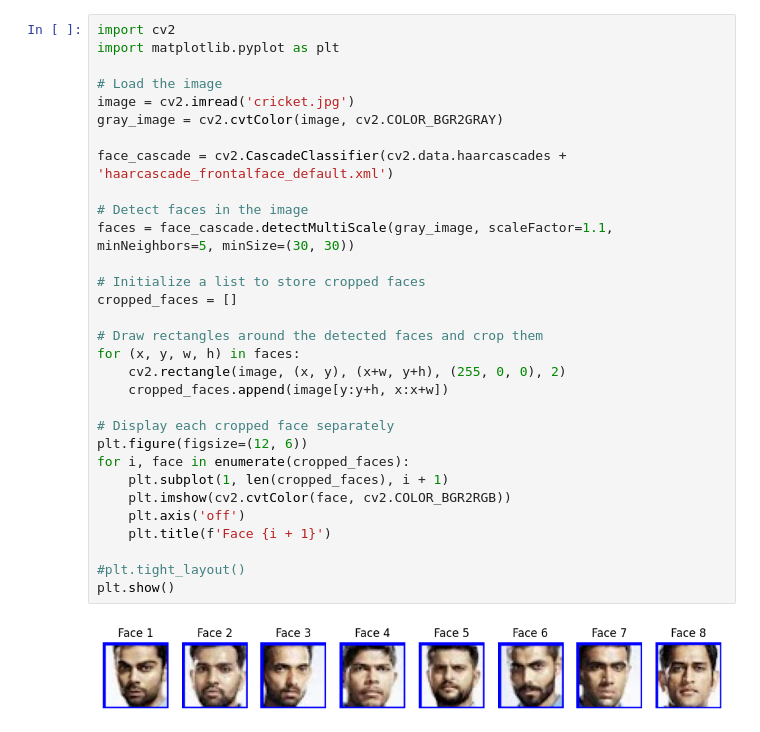
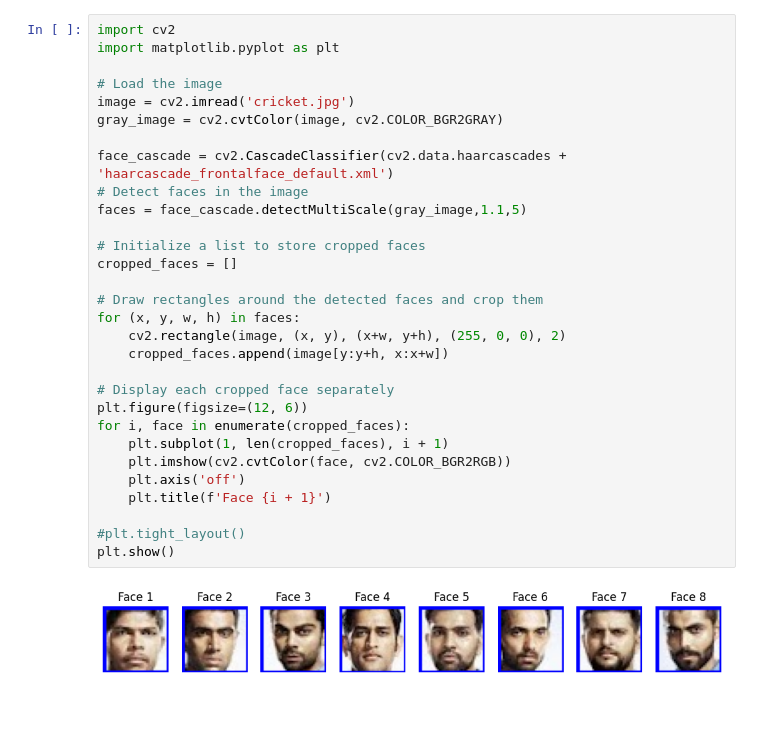
Before and after one commit to HarshaReddy068/CG-LAB, a Jupyter notebook: prog12.ipynb, the cells around one changed output. Drawn from its saved outputs; the diff is of its cells as text.

```diff
--- a/prog12.ipynb
+++ b/prog12.ipynb
@@ -1,33 +1,32 @@
 # %%
 import cv2
 import matplotlib.pyplot as plt
 
 # Load the image
 image = cv2.imread('cricket.jpg')
 gray_image = cv2.cvtColor(image, cv2.COLOR_BGR2GRAY)
 
 face_cascade = cv2.CascadeClassifier(cv2.data.haarcascades + 'haarcascade_frontalface_default.xml')
-
 # Detect faces in the image
-faces = face_cascade.detectMultiScale(gray_image, scaleFactor=1.1, minNeighbors=5, minSize=(30, 30))
+faces = face_cascade.detectMultiScale(gray_image,1.1,5)
 
 # Initialize a list to store cropped faces
 cropped_faces = []
 
 # Draw rectangles around the detected faces and crop them
 for (x, y, w, h) in faces:
     cv2.rectangle(image, (x, y), (x+w, y+h), (255, 0, 0), 2)
     cropped_faces.append(image[y:y+h, x:x+w])
 
 # Display each cropped face separately
 plt.figure(figsize=(12, 6))
 for i, face in enumerate(cropped_faces):
     plt.subplot(1, len(cropped_faces), i + 1)
     plt.imshow(cv2.cvtColor(face, cv2.COLOR_BGR2RGB))
     plt.axis('off')
     plt.title(f'Face {i + 1}')
 
 #plt.tight_layout()
 plt.show()
 # %% [output]
-[figure, old version]
+[figure, new version]
```
Also changed, not shown: parts of 1 cell of this notebook, 7 other files.
